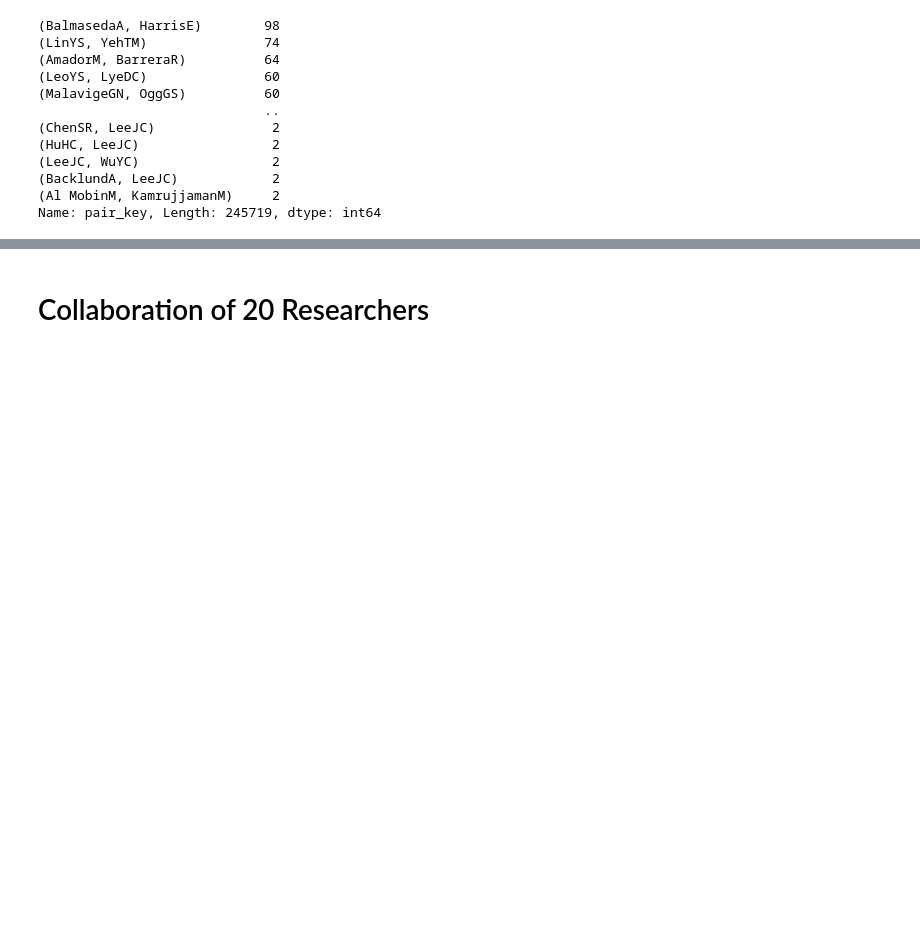
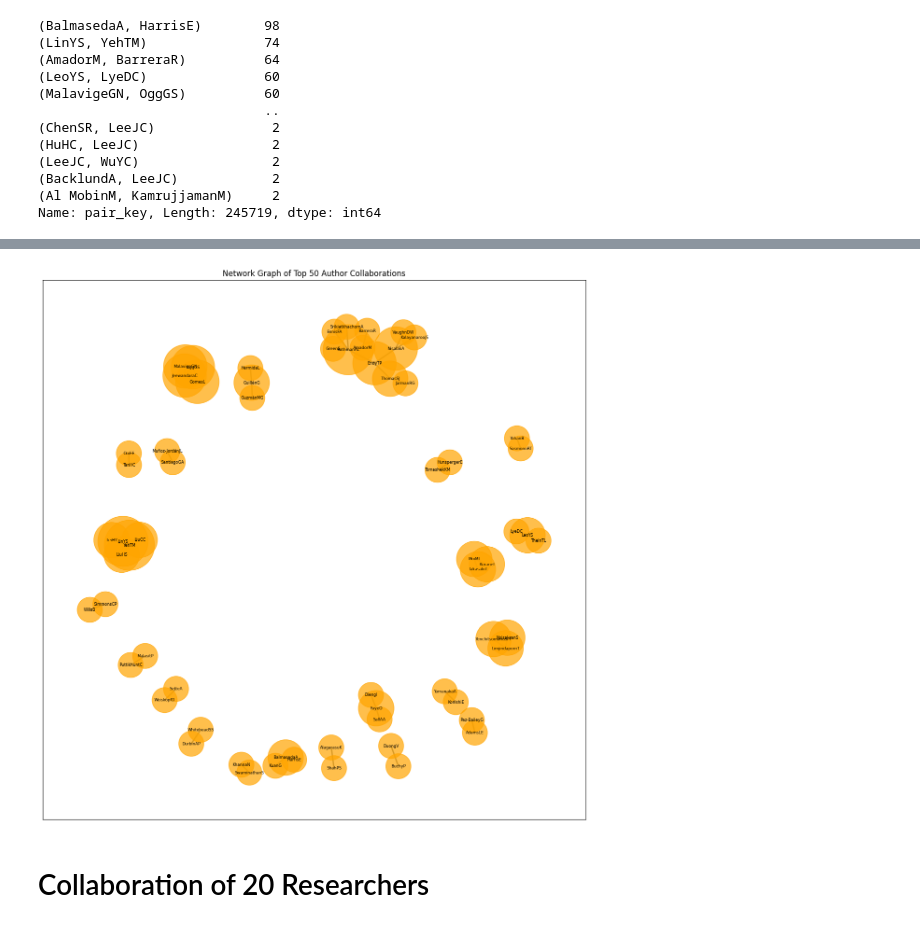
Before and after one commit to gnc506/Skills_Assessment, a Jupyter notebook: Skill_Assessment_2_Tabassum.ipynb, the cells around one changed output, grey strips where cells are left out. Drawn from its saved outputs; the diff is of its cells as text; code cells hidden in the pictures; blank space fills up the shorter version.

```diff
--- a/Skill_Assessment_2_Tabassum.ipynb
+++ b/Skill_Assessment_2_Tabassum.ipynb
@@ -228,0 +259,5 @@ plt.show()
+# %%
+# Reducing the dataset size by considering only the top 50 collaborations
+top_50_collaborations = collaboration_counts.head(50)
+
+top_50_collaborations
@@ -229,3 +282,24 @@ plt.show()
+# %%
+# Considering the top 50 collaborations
+
+# Creating a reduced network graph for the top 50 collaborations
+G_top_50 = nx.Graph()
+
+# Adding nodes with weights (number of collaborations) for the top 50 collaborations only
+for pair, count in top_50_collaborations.items():
+    G_top_50.add_edge(pair[0], pair[1], weight=count)
+
+# Drawing the network graph for top 50 collaborations
+plt.figure(figsize=(15, 15))
+pos_top_50 = nx.spring_layout(G_top_50, k=0.5)  # Adjusted 'k' value for spacing
+nx.draw_networkx_nodes(G_top_50, pos_top_50, node_size=[G_top_50.degree(node)*1500 for node in G_top_50], node_color='orange', alpha=0.7)
+nx.draw_networkx_edges(G_top_50, pos_top_50, width=2.0, alpha=0.5)
+nx.draw_networkx_labels(G_top_50, pos_top_50, font_size=6)
+plt.title("Network Graph of Top 50 Author Collaborations")
+plt.savefig('network.png')
+plt.show()
+# %% [output]
+[figure, added]
 # %%
 from itertools import combinations
 from collections import defaultdict
```
Also changed, not shown: parts of 22 cells of this notebook.
